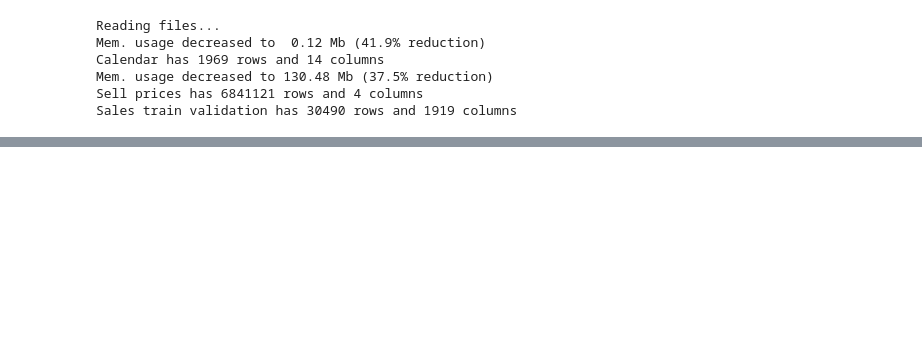
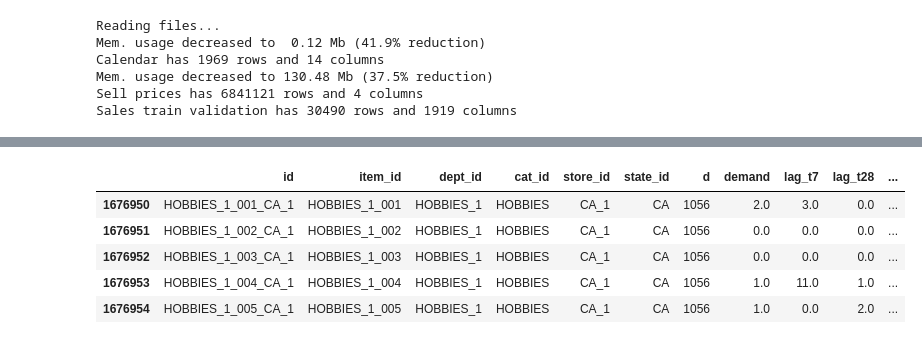
Before and after one commit to ikyath/M5-Forecasting-Accuracy-Kaggle, a Jupyter notebook: M5Forecasting&Accuracy.ipynb, the cells around one changed output, grey strips where cells are left out. Cells and saved outputs as stored; diff of their text form; code cells hidden in the pictures; blank space fills up the shorter version.

```diff
--- a/M5Forecasting&Accuracy.ipynb
+++ b/M5Forecasting&Accuracy.ipynb
@@ -124,0 +145,13 @@ Sales train validation has 30490 rows and 1919 columns
+# %%
+def reshape_sales(df, drop_d = None):
+    if drop_d is not None:
+        df = df.drop(["d_" + str(i + 1) for i in range(drop_d)], axis=1)
+    df = df.assign(id=df.id.str.replace("_validation", ""))
+    df = df.reindex(columns=df.columns.tolist() + ["d_" + str(1913 + i + 1) for i in range(2 * 28)])
+    df = df.melt(id_vars=["id", "item_id", "dept_id", "cat_id", "store_id", "state_id"],
+                 var_name='d', value_name='demand')
+    df = df.assign(d=df.d.str[2:].astype("int16"))
+    return df
+
+
+sales_train_validation = reshape_sales(sales_train_validation, 1000)
@@ -124,0 +167,21 @@ Sales train validation has 30490 rows and 1919 columns
+# %%
+def prep_sales(df):
+    df['lag_t7'] = df.groupby(['id'])['demand'].transform(lambda x: x.shift(7))
+    df['lag_t28'] = df.groupby(['id'])['demand'].transform(lambda x: x.shift(28))
+    df['rolling_mean_t77'] = df.groupby(['id'])['demand'].transform(lambda x: x.shift(7).rolling(7).mean())
+    df['rolling_mean_t28'] = df.groupby(['id'])['demand'].transform(lambda x: x.shift(7).rolling(28).mean())
+    df['rolling_mean_t287'] = df.groupby(['id'])['demand'].transform(lambda x: x.shift(28).rolling(7).mean())
+    df['rolling_mean_t2828'] = df.groupby(['id'])['demand'].transform(lambda x: x.shift(28).rolling(28).mean())
+    df['rolling_median_t287'] = df.groupby(['id'])['demand'].transform(lambda x: x.shift(28).rolling(7).median())
+    df['rolling_median_t2828'] = df.groupby(['id'])['demand'].transform(lambda x: x.shift(28).rolling(28).median())
+    df['rolling_std_t287'] = df.groupby(['id'])['demand'].transform(lambda x: x.shift(28).rolling(7).std())
+    df['rolling_std_t2828'] = df.groupby(['id'])['demand'].transform(lambda x: x.shift(28).rolling(28).std())
+
+    # Remove rows with NAs except for submission rows. rolling_mean_t180 was selected as it produces most missings
+    df = df[(df.d >= 1914) | (pd.notna(df.rolling_mean_t2828))]
+    df = reduce_mem_usage(df)
+
+
+    return df
+
+sales_train_validation = prep_sales(sales_train_validation)
@@ -124,0 +199,9 @@ Sales train validation has 30490 rows and 1919 columns
+# %%
+sales_train_validation.head()
+# %% [output]
+|  | id | item_id | dept_id | cat_id | store_id | state_id | d | demand | lag_t7 | lag_t28 | ... |
+| 1676950 | HOBBIES_1_001_CA_1 | HOBBIES_1_001 | HOBBIES_1 | HOBBIES | CA_1 | CA | 1056 | 2.0 | 3.0 | 0.0 | ... |
+| 1676951 | HOBBIES_1_002_CA_1 | HOBBIES_1_002 | HOBBIES_1 | HOBBIES | CA_1 | CA | 1056 | 0.0 | 0.0 | 0.0 | ... |
+| 1676952 | HOBBIES_1_003_CA_1 | HOBBIES_1_003 | HOBBIES_1 | HOBBIES | CA_1 | CA | 1056 | 0.0 | 0.0 | 0.0 | ... |
+| 1676953 | HOBBIES_1_004_CA_1 | HOBBIES_1_004 | HOBBIES_1 | HOBBIES | CA_1 | CA | 1056 | 1.0 | 11.0 | 1.0 | ... |
+| 1676954 | HOBBIES_1_005_CA_1 | HOBBIES_1_005 | HOBBIES_1 | HOBBIES | CA_1 | CA | 1056 | 1.0 | 0.0 | 2.0 | ... |
```
Also changed, not shown: parts of 42 cells of this notebook.
